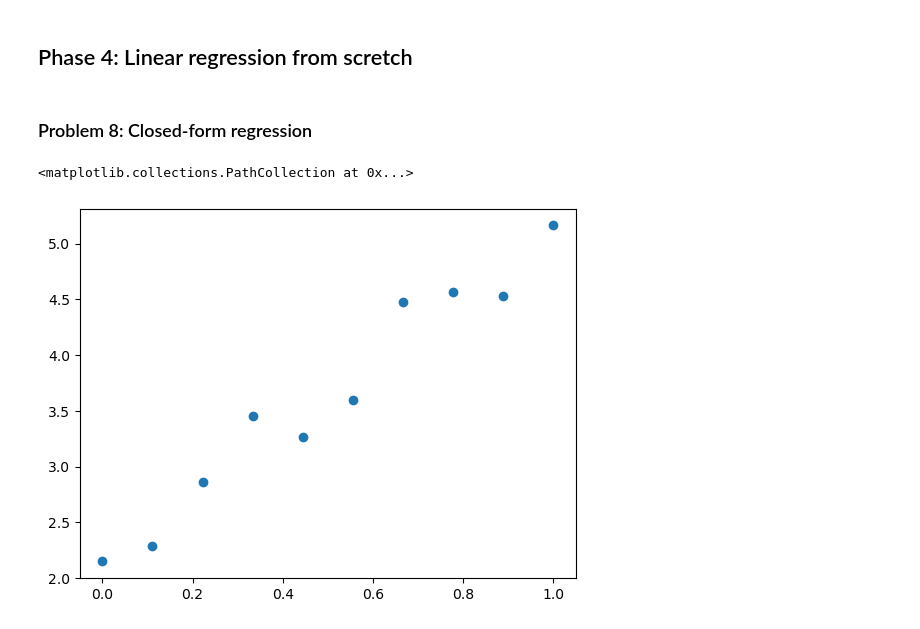
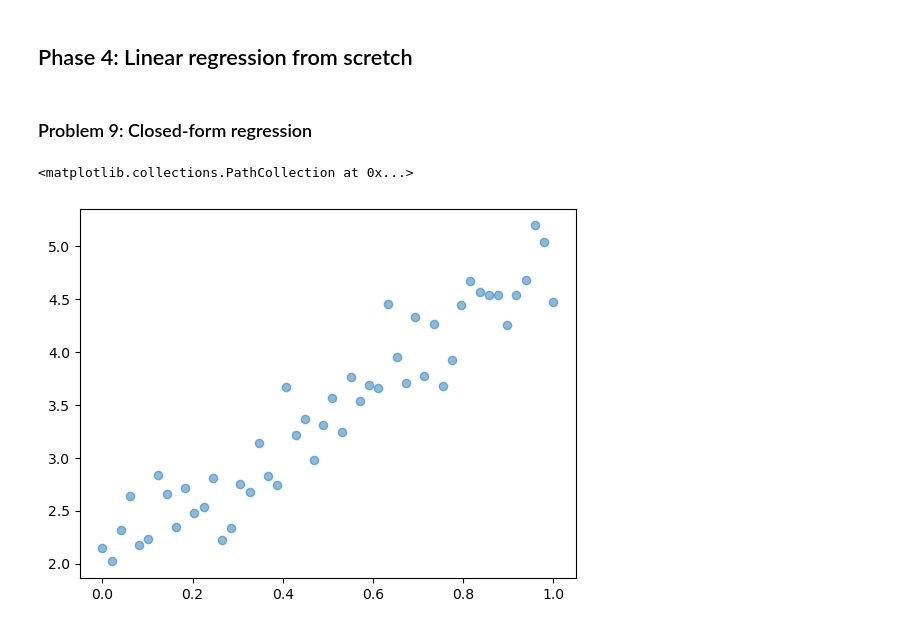
Before and after one commit to Nitishrohilla33/coding-for-fun, a Jupyter notebook: ML_practice/ML_practice.ipynb, the cells around one changed output. Drawn from its saved outputs; the diff is of its cells as text; code cells hidden in the pictures.

Commit message:
some more problems added

```diff
--- a/ML_practice/ML_practice.ipynb
+++ b/ML_practice/ML_practice.ipynb
@@ -363,20 +363,20 @@ plt.show()
 # %% [markdown]
 ## Phase 4: Linear regression from scretch
 # %% [markdown]
-### Problem 8: Closed-form regression
+### Problem 9: Closed-form regression
 # %%
 # noisy data
 epsilon = 0.3
 np.random.seed(42)
 def y(x):
     return 3*x + 2 + epsilon*np.random.normal(size=len(x))
 
-x = np.linspace(0,1,10)
+x = np.linspace(0,1,50)
 y_data = y(x)
-plt.scatter(x,y_data)
+plt.scatter(x,y_data, alpha=0.5)
 # %% [output]
 <matplotlib.collections.PathCollection at 0x...>
-[figure, old version]
+[figure, new version]
 # %%
 X = np.ones((len(x),2))
 X[:,1] = x
```
Also changed, not shown: parts of 10 cells of this notebook, 1 other file.
